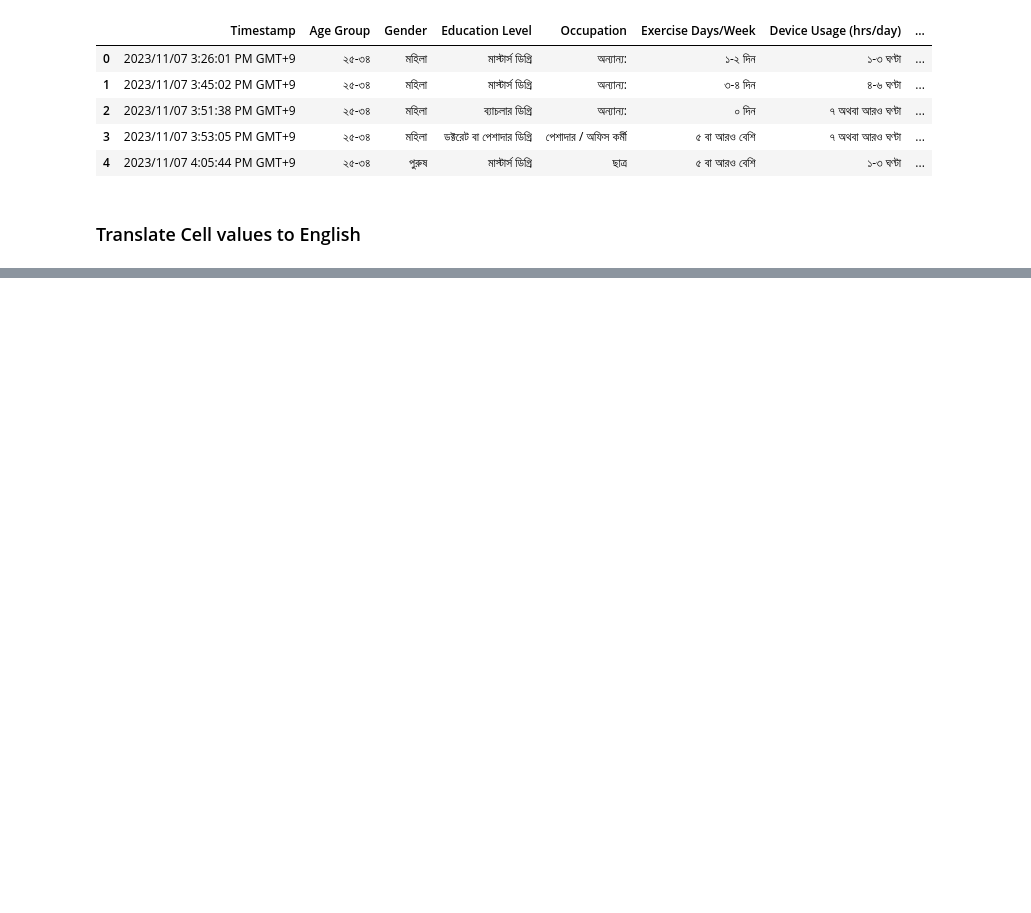
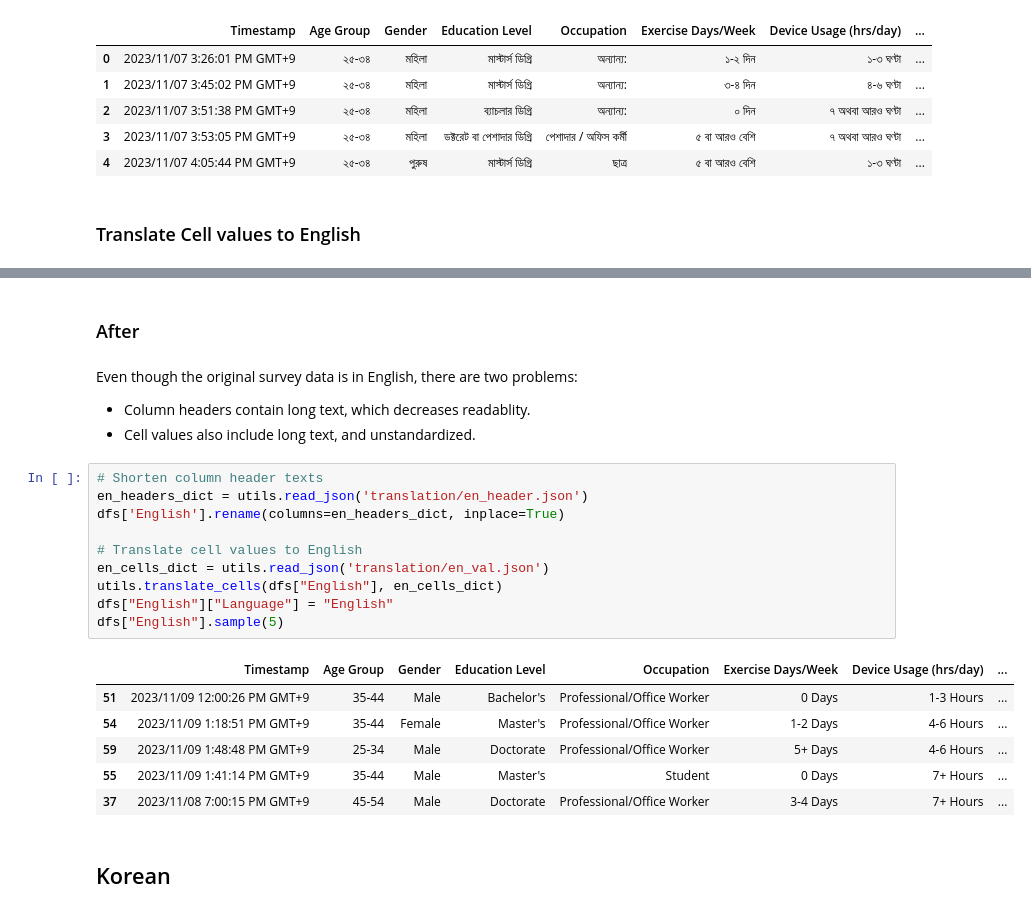
Before and after one commit to johnkimtech/sleep, a Jupyter notebook: data_prep.ipynb, the cells around one changed output, grey strips where cells are left out. Cells and saved outputs as stored; diff of their text form; blank space fills up the shorter version.

```diff
--- a/data_prep.ipynb
+++ b/data_prep.ipynb
@@ -137,0 +247,25 @@ dfs['Bengali'].sample(3)
+# %% [markdown]
+### After
+# %% [markdown]
+Even though the original survey data is in English, there are two problems:
+- Column headers contain long text, which decreases readablity.
+- Cell values also include long text, and unstandardized.
+# %%
+# Shorten column header texts
+en_headers_dict = utils.read_json('translation/en_header.json')
+dfs['English'].rename(columns=en_headers_dict, inplace=True)
+
+# Translate cell values to English
+en_cells_dict = utils.read_json('translation/en_val.json')
+utils.translate_cells(dfs["English"], en_cells_dict)
+dfs["English"]["Language"] = "English"
+dfs["English"].sample(5)
+# %% [output]
+|  | Timestamp | Age Group | Gender | Education Level | Occupation | Exercise Days/Week | Device Usage (hrs/day) | ... |
+| 51 | 2023/11/09 12:00:26 PM GMT+9 | 35-44 | Male | Bachelor's | Professional/Office Worker | 0 Days | 1-3 Hours | ... |
+| 54 | 2023/11/09 1:18:51 PM GMT+9 | 35-44 | Female | Master's | Professional/Office Worker | 1-2 Days | 4-6 Hours | ... |
+| 59 | 2023/11/09 1:48:48 PM GMT+9 | 25-34 | Male | Doctorate | Professional/Office Worker | 5+ Days | 4-6 Hours | ... |
+| 55 | 2023/11/09 1:41:14 PM GMT+9 | 35-44 | Male | Master's | Student | 0 Days | 7+ Hours | ... |
+| 37 | 2023/11/08 7:00:15 PM GMT+9 | 45-54 | Male | Doctorate | Professional/Office Worker | 3-4 Days | 7+ Hours | ... |
+# %% [markdown]
+## Korean
```
Also changed, not shown: parts of 20 cells of this notebook, 13 other files.
